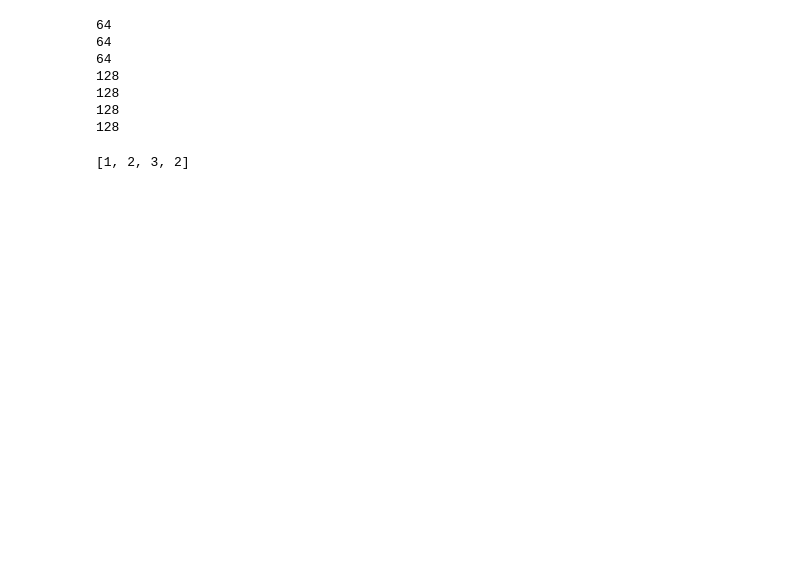
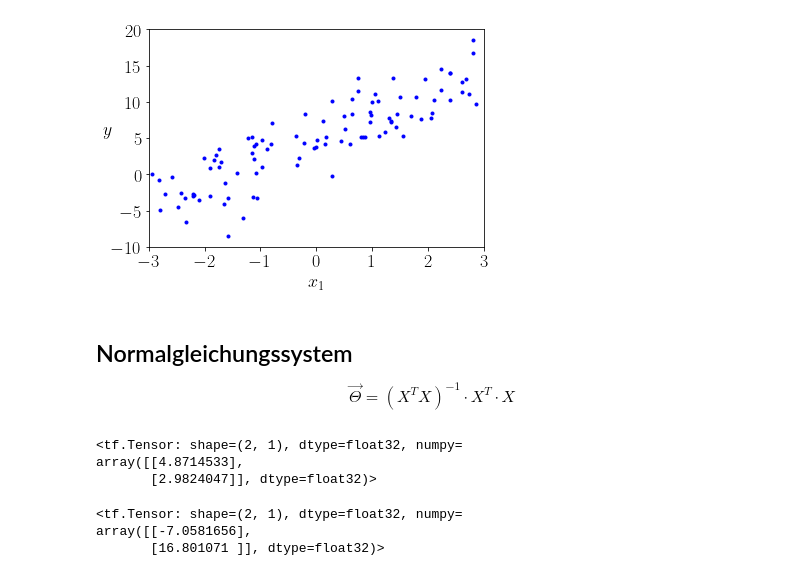
Before and after one commit to JensDll/coral-ml, a Jupyter notebook: python/notebooks/hands-on-ml/tf_general/tf_general.ipynb, the cells around one changed output. Saved outputs shown, nothing was run; the diff lists cells and outputs as text; code cells hidden in the pictures; blank space fills up the shorter version.

```diff
--- a/python/notebooks/hands-on-ml/tf_general/tf_general.ipynb
+++ b/python/notebooks/hands-on-ml/tf_general/tf_general.ipynb
@@ -32,15 +1,29 @@ array([[[5., 1., 1.],
-# %%
-for x in [64] * 3 + [128] * 4:
-    print(x)
-# %% [output]
-64
-64
-64
-128
-128
-128
-128
-# %%
-[1, 2, 3] + [2]
-# %% [output]
-[1, 2, 3, 2]
+# %%
+import numpy as np
+import os
+
+import tensorflow as tf
+from tensorflow.keras import layers
+
+import matplotlib.pyplot as plt
+import matplotlib as mpl
+from matplotlib import cm
+%matplotlib inline
+mpl.rcParams.update({
+    "pgf.texsystem": "pdflatex",
+    'font.family': 'serif',
+    'text.usetex': True,
+    'pgf.rcfonts': False,
+    'font.size': 18
+})
+
+SAVE_FIG = False
+
+def save_fig(name, tight_layout = True):
+    if SAVE_FIG:
+        if not os.path.isdir("plots"):
+            os.mkdir("plots")
+        print(f"Saving figure {name} ...")
+        if tight_layout:
+            plt.tight_layout()
+        plt.savefig(f"plots/{name}.pdf", backend="pgf")
@@ -46,0 +32,11 @@ for x in [64] * 3 + [128] * 4:
+# %%
+X = 6 * tf.random.uniform((100, 1)) - 3
+y = 5 + 3*X + tf.random.normal((100, 1), stddev=3)
+# %%
+plt.plot(X, y, "b.")
+plt.xlabel("$x_1$")
+plt.ylabel("$y$", rotation=0)
+plt.axis([-3, 3, -10, 20])
+plt.show()
+# %% [output]
+[figure, added]
@@ -46,0 +49,22 @@ for x in [64] * 3 + [128] * 4:
+# %% [markdown]
+## Normalgleichungssystem
+\begin{equation*}
+\vec{\Theta} = (X^TX)^{-1} \cdot X^T \cdot X
+\end{equation*}
+# %%
+X_pad_t = tf.transpose(X_pad)
+theta_best = tf.linalg.pinv(X_pad_t @ X_pad) @ X_pad_t @ y
+theta_best
+# %% [output]
+<tf.Tensor: shape=(2, 1), dtype=float32, numpy=
+array([[4.8714533],
+       [2.9824047]], dtype=float32)>
+# %%
+X_new = tf.constant([[-4.], [4.]])
+X_new_pad = prepend_ones(X_new)
+y_predict = X_new_pad @ theta_best
+y_predict
+# %% [output]
+<tf.Tensor: shape=(2, 1), dtype=float32, numpy=
+array([[-7.0581656],
+       [16.801071 ]], dtype=float32)>
```
Also changed, not shown: parts of 10 cells of this notebook, 24 other files.
